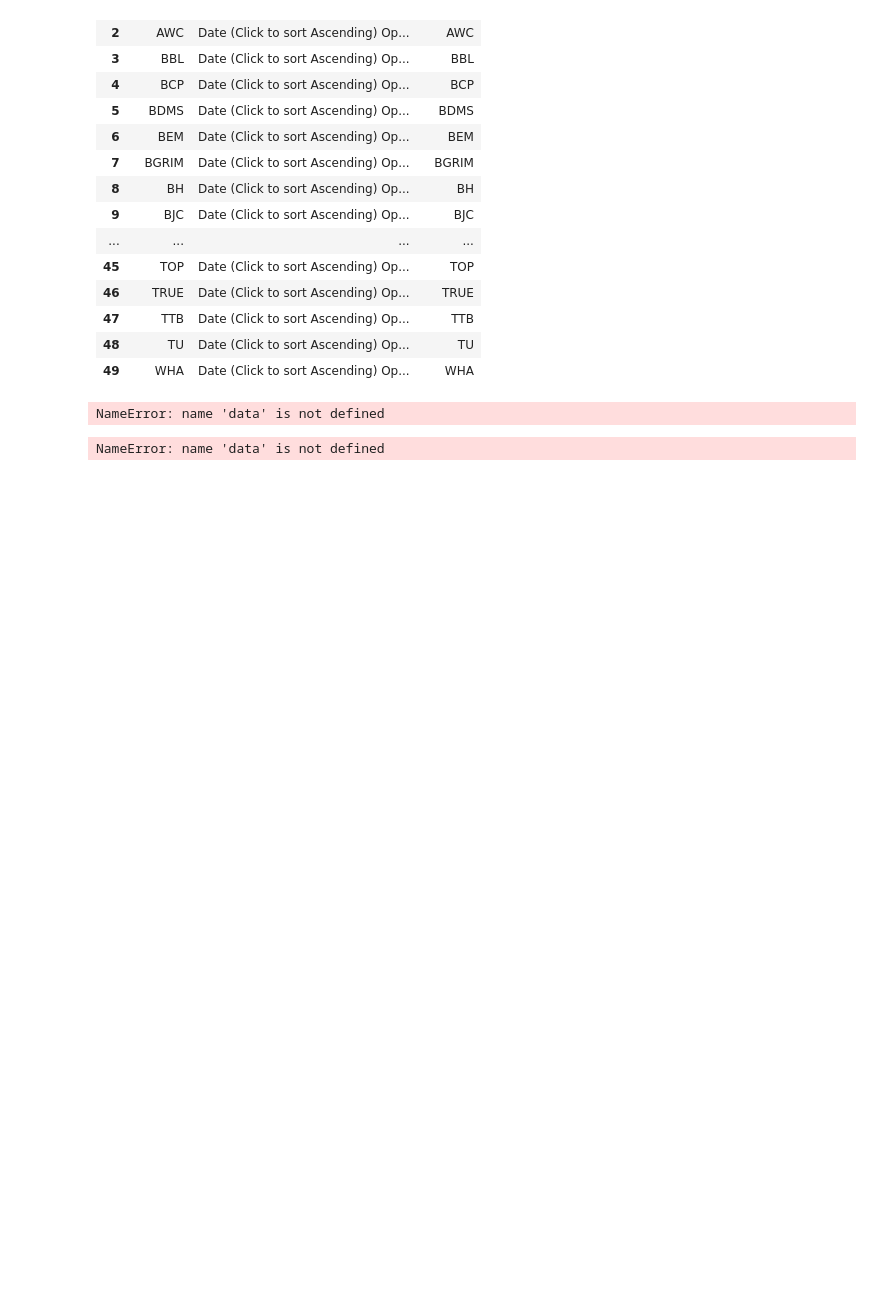
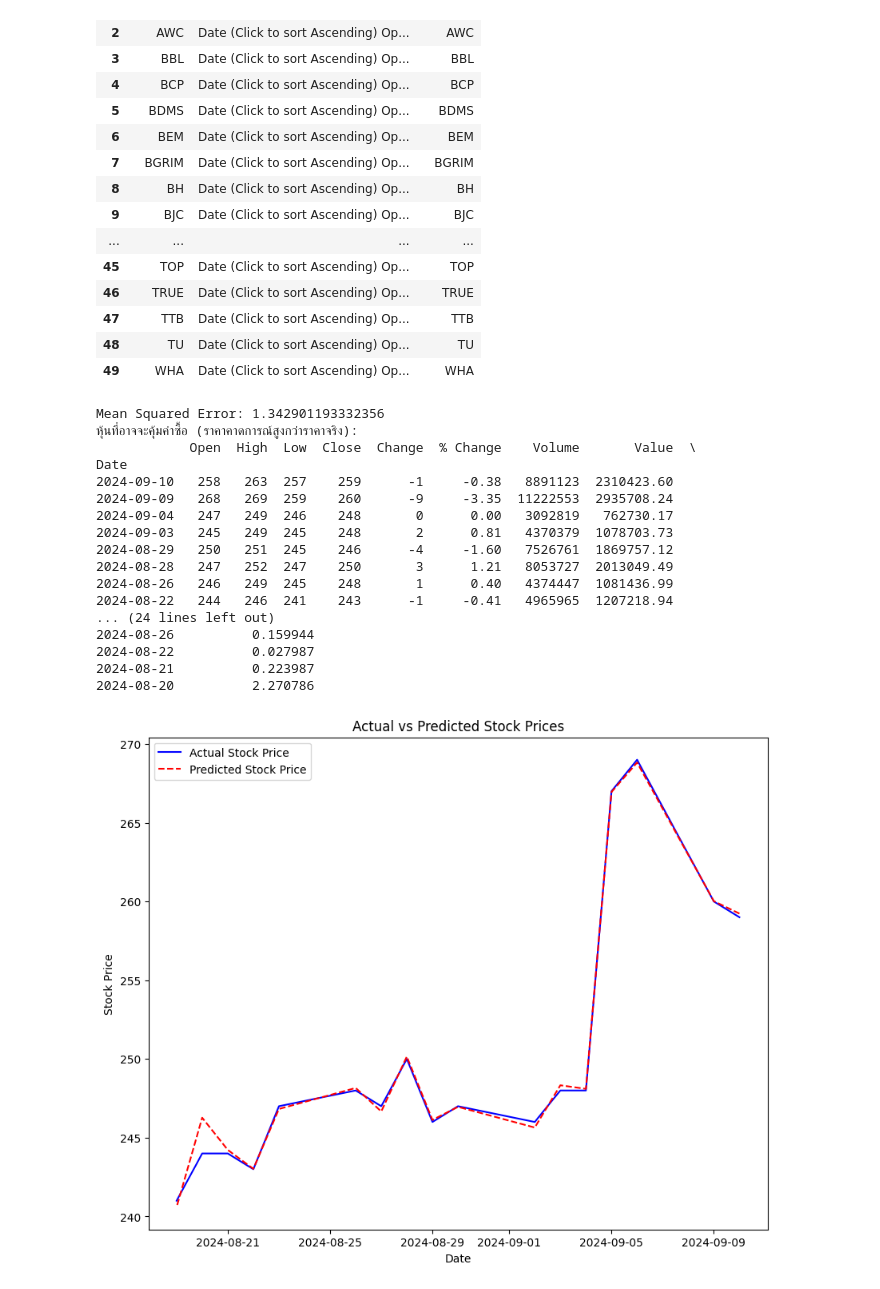
Before and after one commit to aszxcnm22/web-scraping, a Jupyter notebook: pop (1).ipynb, the cells around one changed output. Drawn from its saved outputs; the diff is of its cells as text; code cells hidden in the pictures; blank space fills up the shorter version.

```diff
--- a/pop (1).ipynb
+++ b/pop (1).ipynb
@@ -127,14 +127,3 @@ stock_list[0]
 stock_list[0]
 # %% [output]
 'ADVANC'
-# %%
-import pandas as pd
-
-stock_list = [stock.split()[0] for stock in data_df.index]
-stock_list
-
-df = pd.DataFrame()
-
-for i in range(len(stock_list)):
-    a = all_stock_dict[stock_list[i]][0]
-    a.to_csv(f'"C:\por J\{stock_list[i]}.csv', index=False)
@@ -220,10 +238,6 @@ df
 | 47 | TTB | Date (Click to sort Ascending) Op... | TTB |
 | 48 | TU | Date (Click to sort Ascending) Op... | TU |
 | 49 | WHA | Date (Click to sort Ascending) Op... | WHA |
-# %%
-data
-# %% [output]
-NameError: name 'data' is not defined
 # %%
 import pandas as pd
 import matplotlib.pyplot as plt
@@ -233,13 +247,6 @@ from sklearn.metrics import mean_squared_error
 # สร้าง DataFrame จากข้อมูลที่ให้มา
 file_path = 'ADVANC.csv'
 stock_data = pd.read_csv(file_path)
-
-# สร้าง DataFrame
-df = pd.DataFrame(data)
-
-# แปลงคอลัมน์วันที่เป็น DateTime และตั้งเป็น Index
-df['Date'] = pd.to_datetime(df['Date'], format='%Y-%m-%d')
-df.set_index('Date', inplace=True)
 
 # สร้างฟีเจอร์ใหม่ เช่น lag features
 df['Open_lag'] = df['Open'].shift(1)
@@ -274,31 +281,48 @@ print(f'Mean Squared Error: {mse}')
 
 # คาดการณ์ราคาหุ้นสำหรับข้อมูลทั้งหมด
 df['Predicted_Close'] = model.predict(X)
 
 # เปรียบเทียบราคาจริงกับราคาคาดการณ์
 df['Price_Difference'] = df['Predicted_Close'] - df['Close']
 
 # แนะนำหุ้นที่อาจจะคุ้มค่าซื้อ
 recommended_stocks = df[df['Price_Difference'] > 0]
 print("หุ้นที่อาจจะคุ้มค่าซื้อ (ราคาคาดการณ์สูงกว่าราคาจริง):")
 print(recommended_stocks)
 
 # สร้างกราฟเปรียบเทียบข้อมูลจริงกับผลการทำนาย
 plt.figure(figsize=(10, 8))
 
 # กราฟข้อมูลจริง (Line Plot)
 plt.plot(df.index, df['Close'], color='blue', label='Actual Stock Price')
 
 # กราฟผลการทำนาย (Line Plot)
 plt.plot(df.index, df['Predicted_Close'], color='red', label='Predicted Stock Price', linestyle='--')
 
 # ตั้งชื่อกราฟ
 plt.title('Actual vs Predicted Stock Prices')
 plt.xlabel('Date')
 plt.ylabel('Stock Price')
 plt.legend()
 
 # แสดงกราฟ
 plt.show()
 # %% [output]
-NameError: name 'data' is not defined
+Mean Squared Error: 1.342901193332356
+หุ้นที่อาจจะคุ้มค่าซื้อ (ราคาคาดการณ์สูงกว่าราคาจริง):
+            Open  High  Low  Close  Change  % Change    Volume       Value  \
+Date
+2024-09-10   258   263  257    259      -1     -0.38   8891123  2310423.60
+2024-09-09   268   269  259    260      -9     -3.35  11222553  2935708.24
+2024-09-04   247   249  246    248       0      0.00   3092819   762730.17
+2024-09-03   245   249  245    248       2      0.81   4370379  1078703.73
+2024-08-29   250   251  245    246      -4     -1.60   7526761  1869757.12
+2024-08-28   247   252  247    250       3      1.21   8053727  2013049.49
+2024-08-26   246   249  245    248       1      0.40   4374447  1081436.99
+2024-08-22   244   246  241    243      -1     -0.41   4965965  1207218.94
+... (24 lines left out)
+2024-08-26          0.159944
+2024-08-22          0.027987
+2024-08-21          0.223987
+2024-08-20          2.270786
+[figure, added]
```
Also changed, not shown: parts of 3 cells of this notebook.
